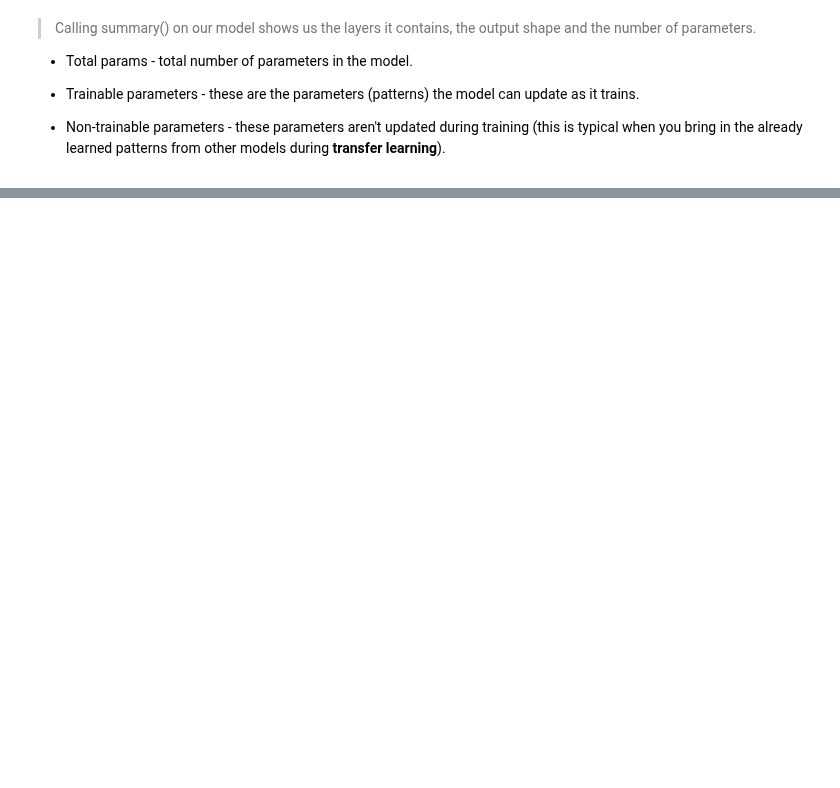
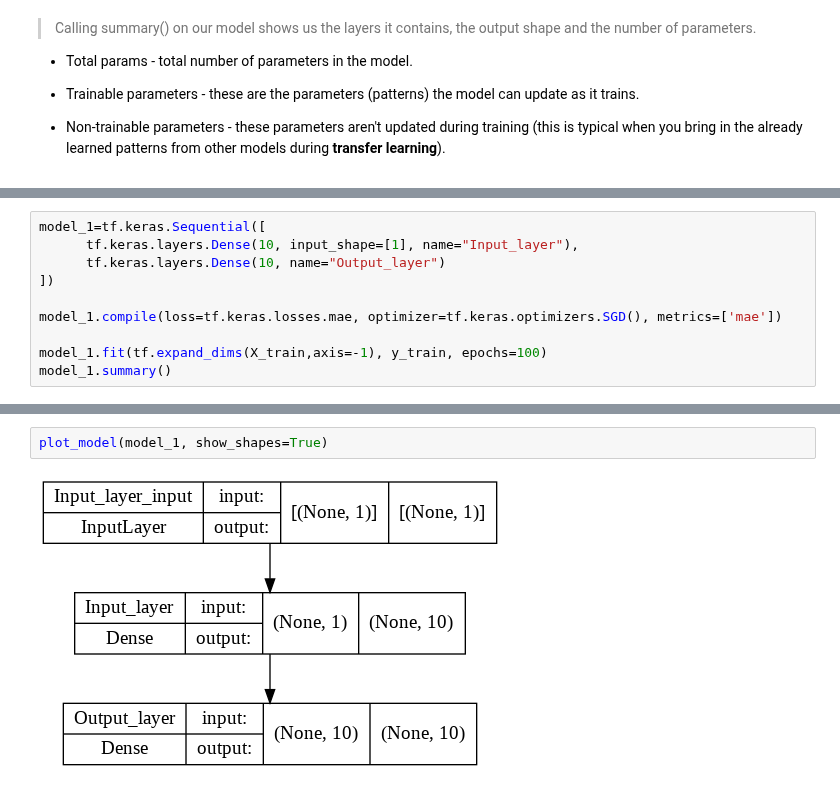
Before and after one commit to arghanath007/Data-Science, a Jupyter notebook: Deep Learning/Neural Network/Regression Problem/Neural_Network_regression.ipynb, the cells around one changed output, grey strips where cells are left out. Cells and saved outputs as stored; diff of their text form; blank space fills up the shorter version.

```diff
--- a/Deep Learning/Neural Network/Regression Problem/Neural_Network_regression.ipynb
+++ b/Deep Learning/Neural Network/Regression Problem/Neural_Network_regression.ipynb
@@ -488,0 +524,10 @@ _________________________________________________________________
+# %%
+model_1=tf.keras.Sequential([
+      tf.keras.layers.Dense(10, input_shape=[1], name="Input_layer"),
+      tf.keras.layers.Dense(10, name="Output_layer")
+])
+
+model_1.compile(loss=tf.keras.losses.mae, optimizer=tf.keras.optimizers.SGD(), metrics=['mae'])
+
+model_1.fit(tf.expand_dims(X_train,axis=-1), y_train, epochs=100)
+model_1.summary()
@@ -488,0 +552,4 @@ _________________________________________________________________
+# %%
+plot_model(model_1, show_shapes=True)
+# %% [output]
+[figure, added]
```
Also changed, not shown: parts of 74 cells of this notebook, 7 other files.
